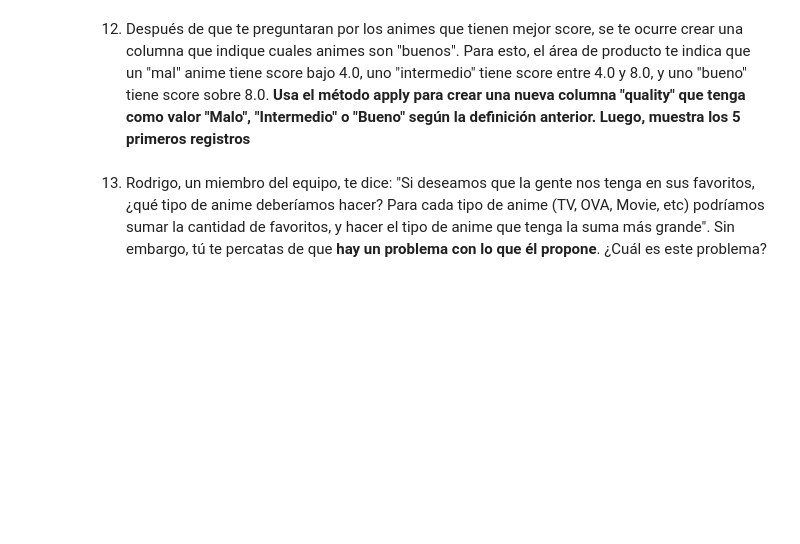
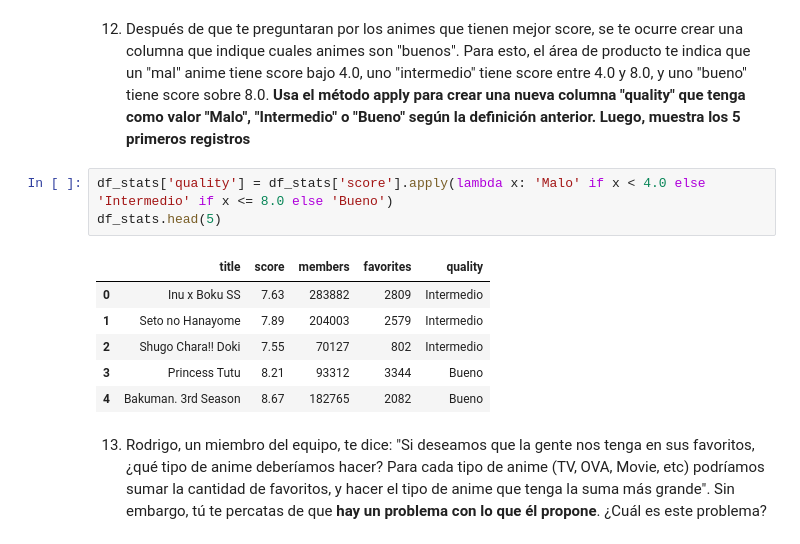
Before and after one commit to astromai/Laboratorios-Mineria-de-Datos-CC5205, a Jupyter notebook: NahuelW_TomásU_Lab_1.ipynb, the cells around one changed output. Drawn from its saved outputs; the diff is of its cells as text; blank space fills up the shorter version.

```diff
--- a/NahuelW_TomásU_Lab_1.ipynb
+++ b/NahuelW_TomásU_Lab_1.ipynb
@@ -311,5 +321,15 @@ df_stats[df_stats["score"] > 9.0]
 # %% [markdown]
 12. Después de que te preguntaran por los animes que tienen mejor score, se te ocurre crear una columna que indique cuales animes son "buenos". Para esto, el área de producto te indica que un "mal" anime tiene score bajo 4.0, uno "intermedio" tiene score entre 4.0 y 8.0, y uno "bueno" tiene score sobre 8.0. **Usa el método apply para crear una nueva columna "quality" que tenga como valor "Malo", "Intermedio" o "Bueno" según la definición anterior. Luego, muestra los 5 primeros registros**
+# %%
+df_stats['quality'] = df_stats['score'].apply(lambda x: 'Malo' if x < 4.0 else 'Intermedio' if x <= 8.0 else 'Bueno')
+df_stats.head(5)
+# %% [output]
+|  | title | score | members | favorites | quality |
+| 0 | Inu x Boku SS | 7.63 | 283882 | 2809 | Intermedio |
+| 1 | Seto no Hanayome | 7.89 | 204003 | 2579 | Intermedio |
+| 2 | Shugo Chara!! Doki | 7.55 | 70127 | 802 | Intermedio |
+| 3 | Princess Tutu | 8.21 | 93312 | 3344 | Bueno |
+| 4 | Bakuman. 3rd Season | 8.67 | 182765 | 2082 | Bueno |
 # %% [markdown]
 13. Rodrigo, un miembro del equipo, te dice: "Si deseamos que la gente nos tenga en sus favoritos, ¿qué tipo de anime deberíamos hacer? Para cada tipo de anime (TV, OVA, Movie, etc) podríamos sumar la cantidad de favoritos, y hacer el tipo de anime que tenga la suma más grande". Sin embargo, tú te percatas de que **hay un problema con lo que él propone**. ¿Cuál es este problema?
 # %% [markdown]
```
Also changed, not shown: parts of 5 cells of this notebook.
